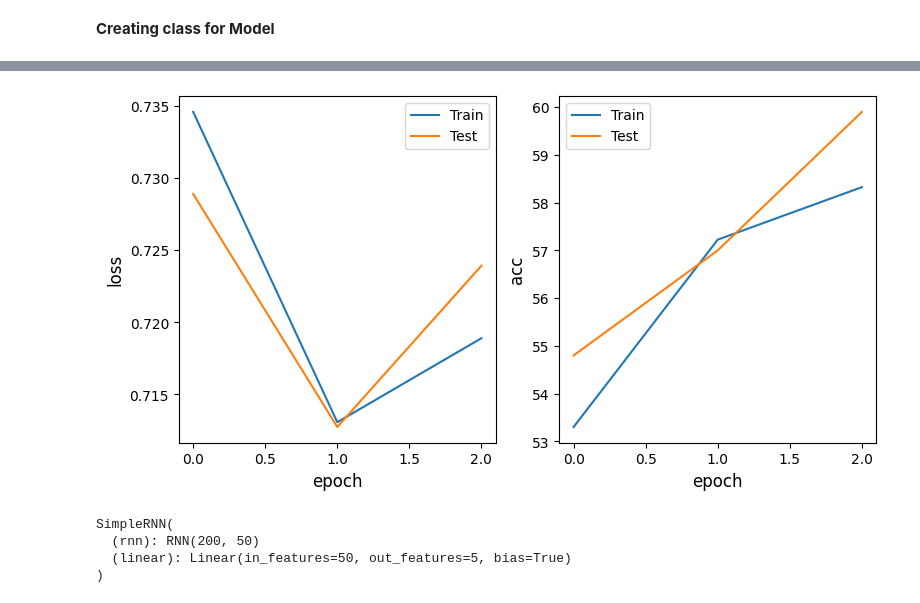
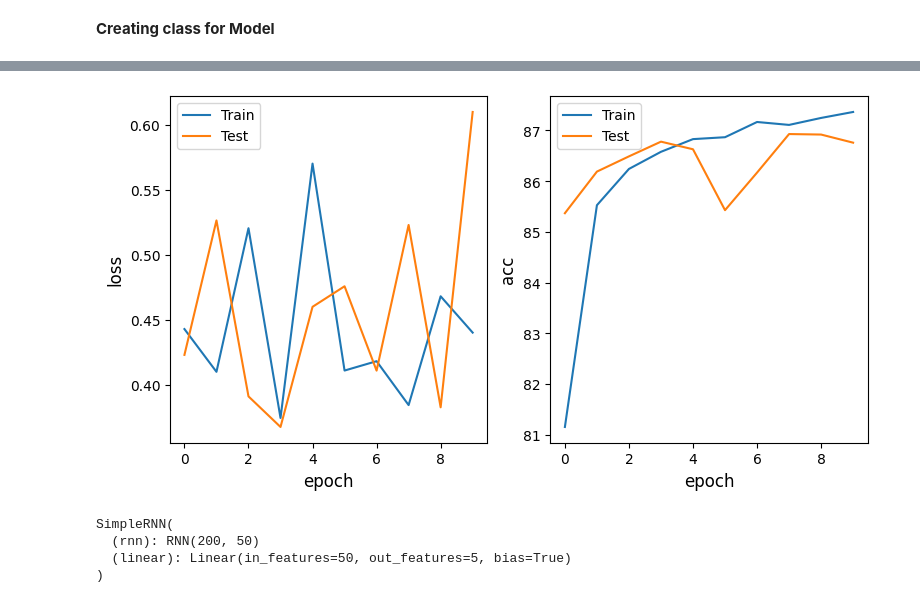
Before and after one commit to audsostrom/mice-sleep-analysis, a Jupyter notebook: LilRNN.ipynb, the cells around one changed output, grey strips where cells are left out. Drawn from its saved outputs; the diff is of its cells as text; code cells hidden in the pictures.

```diff
--- a/LilRNN.ipynb
+++ b/LilRNN.ipynb
@@ -32,9 +32,10 @@ filepath = inputHandler.askForInput("Blah!")
 
 #Period Size Variable : effects CNN architecture
 periodSize = 200
+num_periods = 50000
 
 #makePeriodFromTxt(self, filepath, periodSize, maxPeriods=None):
-periods = makePeriodFromTxt(filepath, periodSize, 5000)
+periods = makePeriodFromTxt(filepath, periodSize, num_periods)
 
 
 # target = regan and audreys code ---> This is what will go into the data loader
@@ -218,8 +219,8 @@ hidden_size = 50
 output_size = 5
 model       = SimpleRNN(input_size, hidden_size, output_size)
 criterion   = torch.nn.CrossEntropyLoss()
-optimizer   = torch.optim.RMSprop(model.parameters(), lr=0.001)
-max_epochs  = 3
+optimizer   = torch.optim.RMSprop(model.parameters(), lr=0.01)
+max_epochs  = 10
 
 # Train the model
 #train(model, train_loader, criterion, optimizer, device)
@@ -245,4 +246,4 @@ size of x torch.Size([100, 1, 200])
-[figure, old version]
+[figure, new version]
 SimpleRNN(
   (rnn): RNN(200, 50)
   (linear): Linear(in_features=50, out_features=5, bias=True)
```
Also changed, not shown: parts of 3 cells of this notebook.
